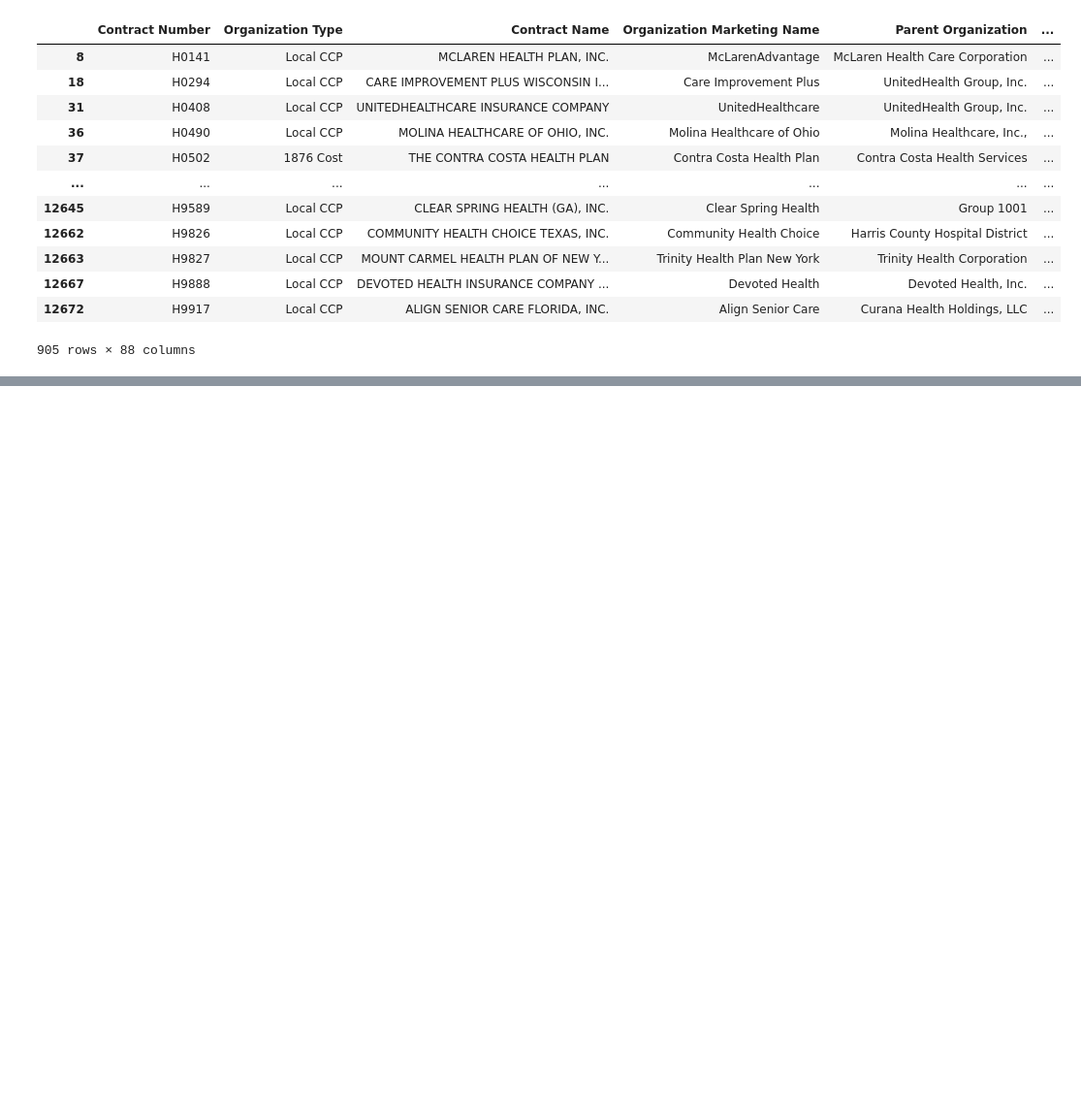
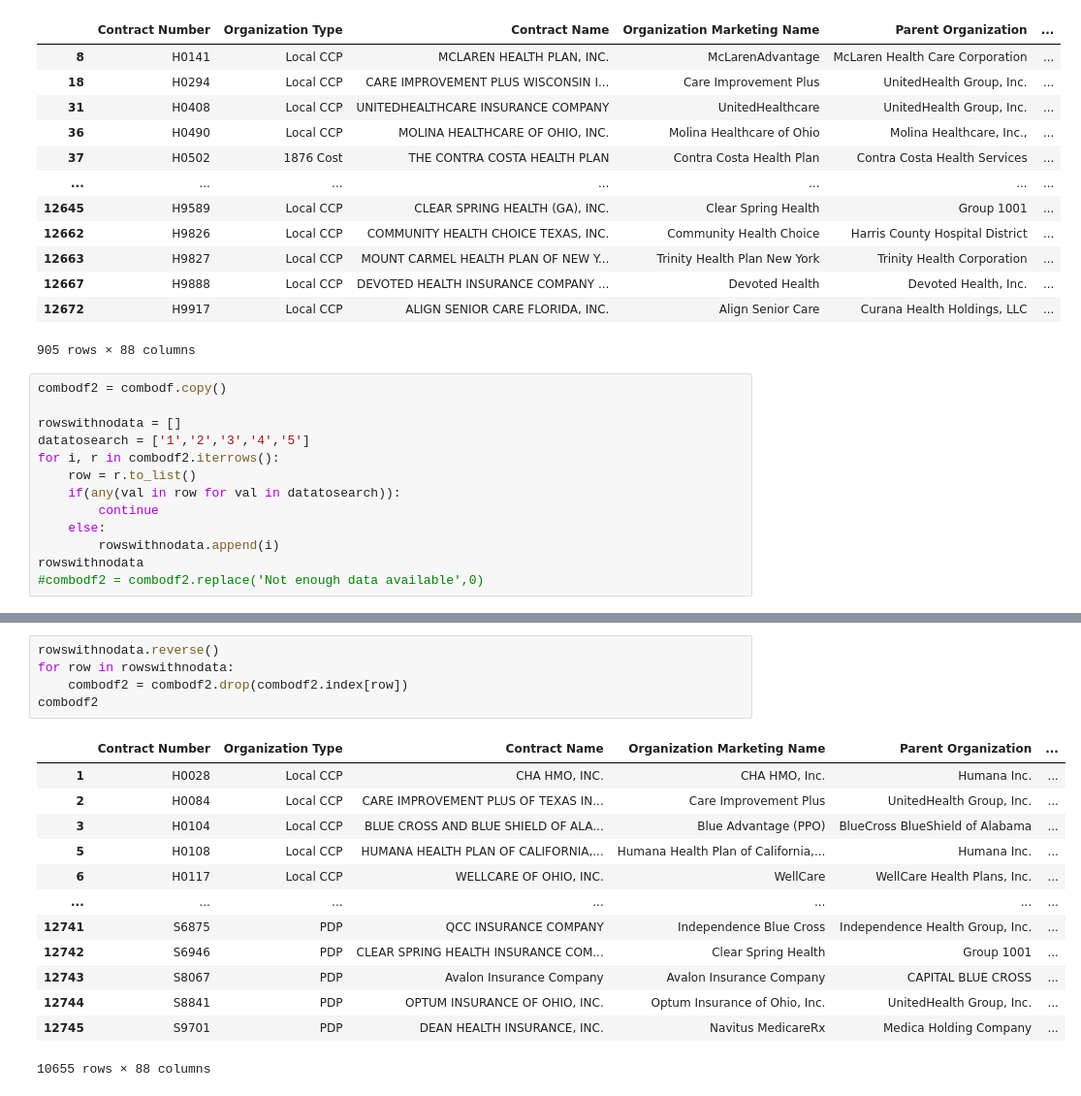
Before and after one commit to SamSims/Project4-Group2, a Jupyter notebook: DataCombiningSS.ipynb, the cells around one changed output, grey strips where cells are left out. Shown: that part at 97% size. Drawn from its saved outputs; the diff is of its cells as text; blank space fills up the shorter version.

Commit message:
culled data nad set values to 0

```diff
--- a/DataCombiningSS.ipynb
+++ b/DataCombiningSS.ipynb
@@ -173,3 +173,16 @@ combodf.loc[combodf['C Breast Cancer Screening']=='Plan too small to be measured
 | 12667 | H9888 | Local CCP | DEVOTED HEALTH INSURANCE COMPANY ... | Devoted Health | Devoted Health, Inc. | ... |
 | 12672 | H9917 | Local CCP | ALIGN SENIOR CARE FLORIDA, INC. | Align Senior Care | Curana Health Holdings, LLC | ... |
 905 rows × 88 columns
+# %%
+combodf2 = combodf.copy()
+
+rowswithnodata = []
+datatosearch = ['1','2','3','4','5']
+for i, r in combodf2.iterrows():
+    row = r.to_list()
+    if(any(val in row for val in datatosearch)):
+        continue
+    else:
+        rowswithnodata.append(i)
+rowswithnodata
+#combodf2 = combodf2.replace('Not enough data available',0)
@@ -175,0 +207,19 @@ combodf.loc[combodf['C Breast Cancer Screening']=='Plan too small to be measured
+# %%
+rowswithnodata.reverse()
+for row in rowswithnodata:
+    combodf2 = combodf2.drop(combodf2.index[row])
+combodf2
+# %% [output]
+|  | Contract Number | Organization Type | Contract Name | Organization Marketing Name | Parent Organization | ... |
+| 1 | H0028 | Local CCP | CHA HMO, INC. | CHA HMO, Inc. | Humana Inc. | ... |
+| 2 | H0084 | Local CCP | CARE IMPROVEMENT PLUS OF TEXAS IN... | Care Improvement Plus | UnitedHealth Group, Inc. | ... |
+| 3 | H0104 | Local CCP | BLUE CROSS AND BLUE SHIELD OF ALA... | Blue Advantage (PPO) | BlueCross BlueShield of Alabama | ... |
+| 5 | H0108 | Local CCP | HUMANA HEALTH PLAN OF CALIFORNIA,... | Humana Health Plan of California,... | Humana Inc. | ... |
+| 6 | H0117 | Local CCP | WELLCARE OF OHIO, INC. | WellCare | WellCare Health Plans, Inc. | ... |
+| ... | ... | ... | ... | ... | ... | ... |
+| 12741 | S6875 | PDP | QCC INSURANCE COMPANY | Independence Blue Cross | Independence Health Group, Inc. | ... |
+| 12742 | S6946 | PDP | CLEAR SPRING HEALTH INSURANCE COM... | Clear Spring Health | Group 1001 | ... |
+| 12743 | S8067 | PDP | Avalon Insurance Company | Avalon Insurance Company | CAPITAL BLUE CROSS | ... |
+| 12744 | S8841 | PDP | OPTUM INSURANCE OF OHIO, INC. | Optum Insurance of Ohio, Inc. | UnitedHealth Group, Inc. | ... |
+| 12745 | S9701 | PDP | DEAN HEALTH INSURANCE, INC. | Navitus MedicareRx | Medica Holding Company | ... |
+10655 rows × 88 columns
```
Also changed, not shown: parts of 8 cells of this notebook, 2 other files.
